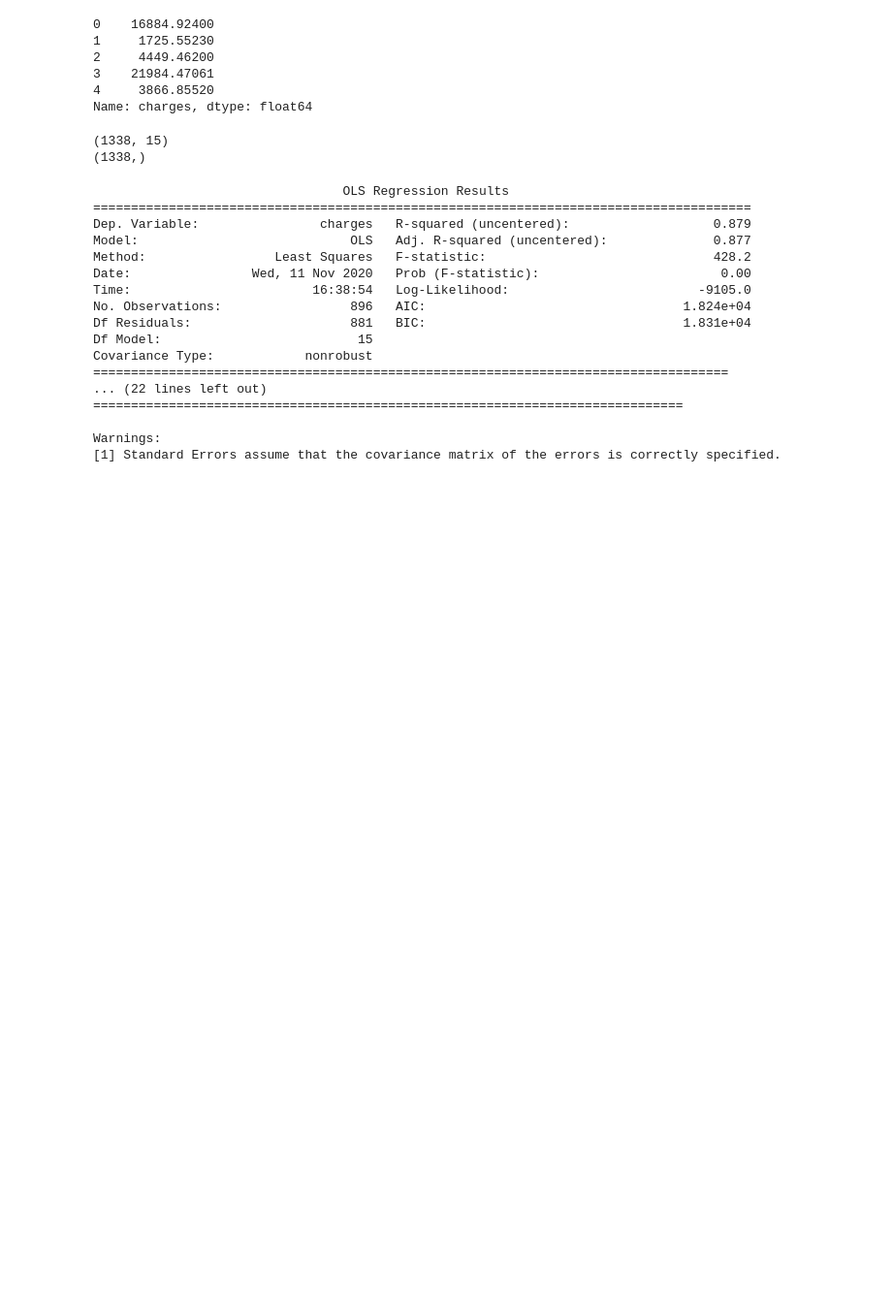
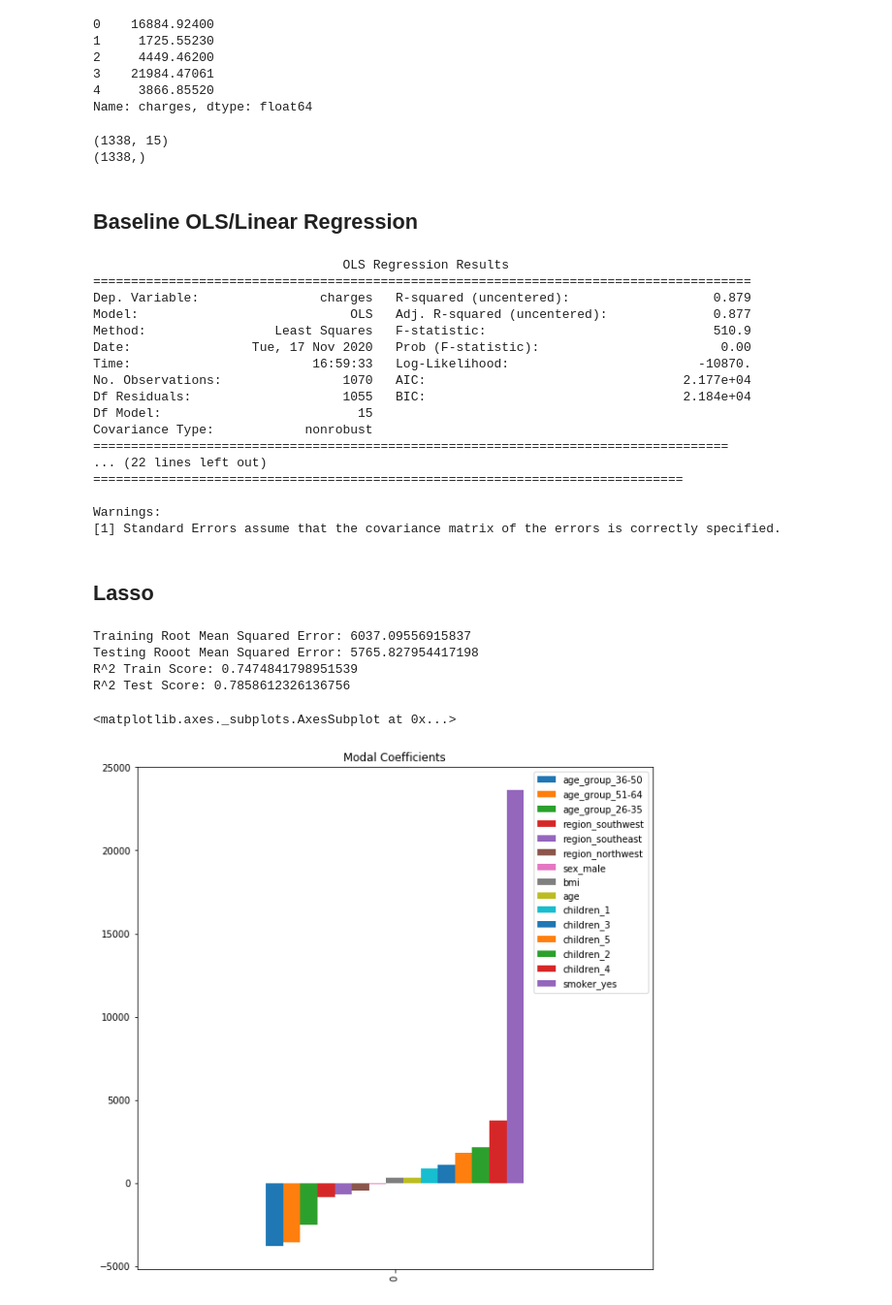
Before and after one commit to JVasquez5/IBM-Machine-Learning-Professional-Certificate, a Jupyter notebook: Module_2/working.ipynb, the cells around one changed output. Shown: that part at 97% size. Saved outputs shown, nothing was run; the diff lists cells and outputs as text; code cells hidden in the pictures; blank space fills up the shorter version.

Commit message:
Add Lasso regression to working notebook

```diff
--- a/Module_2/working.ipynb
+++ b/Module_2/working.ipynb
@@ -281,8 +281,10 @@ print(target.shape)
 # %% [output]
 (1338, 15)
 (1338,)
+# %% [markdown]
+## Baseline OLS/Linear Regression
 # %%
-X_train, X_test, y_train, y_test = train_test_split(features, target, test_size=0.33, random_state=42)
+X_train, X_test, y_train, y_test = train_test_split(features, target, test_size=0.20, random_state=42)
 # %%
 model = stats.OLS(y_train, X_train)
 lr = model.fit()
@@ -292,11 +294,11 @@ print(lr.summary())
 =======================================================================================
 Dep. Variable:                charges   R-squared (uncentered):                   0.879
 Model:                            OLS   Adj. R-squared (uncentered):              0.877
-Method:                 Least Squares   F-statistic:                              428.2
-Date:                Wed, 11 Nov 2020   Prob (F-statistic):                        0.00
-Time:                        16:38:54   Log-Likelihood:                         -9105.0
-No. Observations:                 896   AIC:                                  1.824e+04
-Df Residuals:                     881   BIC:                                  1.831e+04
+Method:                 Least Squares   F-statistic:                              510.9
+Date:                Tue, 17 Nov 2020   Prob (F-statistic):                        0.00
+Time:                        16:59:33   Log-Likelihood:                         -10870.
+No. Observations:                1070   AIC:                                  2.177e+04
+Df Residuals:                    1055   BIC:                                  2.184e+04
 Df Model:                          15
 Covariance Type:            nonrobust
 ====================================================================================
@@ -305,3 +307,34 @@ Covariance Type:            nonrobust
 
 Warnings:
 [1] Standard Errors assume that the covariance matrix of the errors is correctly specified.
+# %% [markdown]
+## Lasso
+# %%
+## training the model
+from sklearn.linear_model import Lasso
+from sklearn import metrics
+from sklearn.metrics import make_scorer, accuracy_score #Import scikit-learn metrics module for accuracy calculation
+lasso = Lasso(alpha = 0.01, normalize = False)
+lasso = lasso.fit(X_train, y_train)
+y_train_pred = lasso.predict(X_train)
+y_pred = lasso.predict(X_test)
+train_rmse = np.sqrt(metrics.mean_squared_error(y_train, y_train_pred))
+test_rmse = np.sqrt(metrics.mean_squared_error(y_test, y_pred))
+print('Training Root Mean Squared Error:' , train_rmse)
+print("Testing Rooot Mean Squared Error:" , test_rmse)
+# print ("R^2 Score:", lasso.score(y_train, y_train_pred))
+print ("R^2 Train Score:", metrics.r2_score(y_train, (y_train_pred)))
+print("R^2 Test Score:", metrics.r2_score(y_test, y_pred))
+# %% [output]
+Training Root Mean Squared Error: 6037.09556915837
+Testing Rooot Mean Squared Error: 5765.827954417198
+R^2 Train Score: 0.7474841798951539
+R^2 Test Score: 0.7858612326136756
+# %%
+lasso_coef01 = pd.DataFrame(data=lasso.coef_).T
+lasso_coef01.columns = X_train.columns
+lasso_coef01 = lasso_coef01.T.sort_values(by=0).T
+lasso_coef01.plot(kind='bar', title='Modal Coefficients', legend=True, figsize=(10,10))
+# %% [output]
+<matplotlib.axes._subplots.AxesSubplot at 0x...>
+[figure, added]
```
Also changed, not shown: parts of 6 cells of this notebook.
